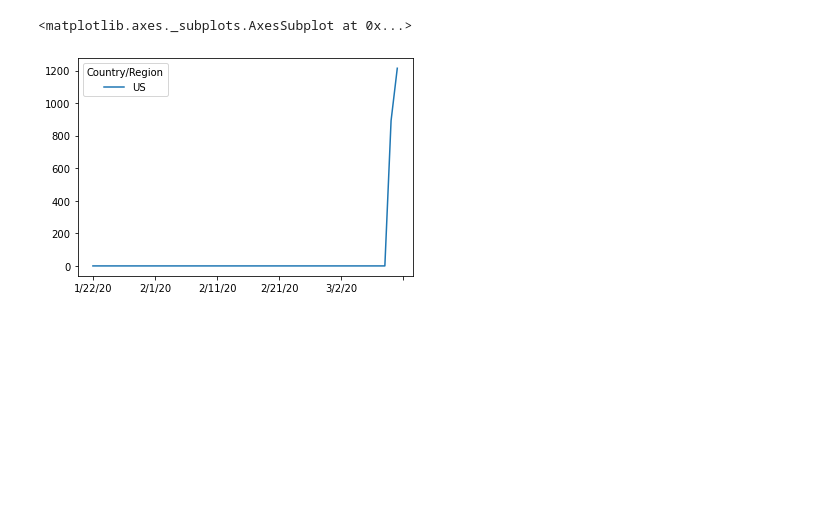
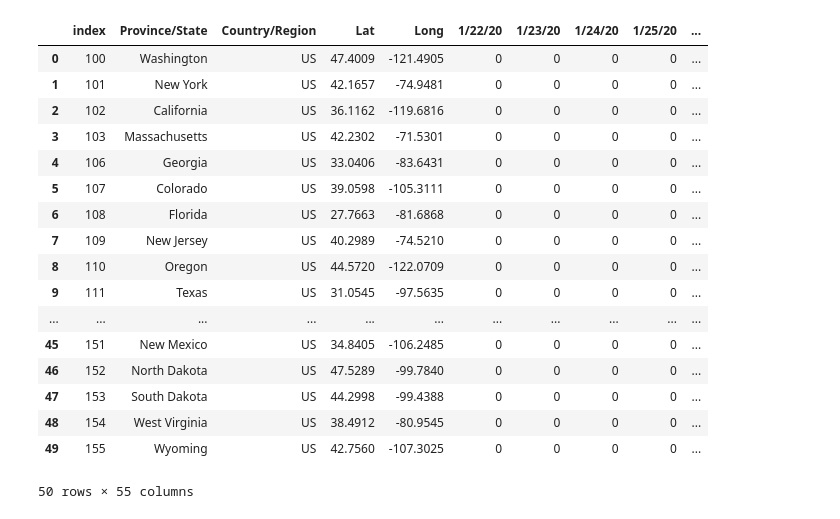
Before and after one commit to friedrichknuth/covid_dashboard, a Jupyter notebook: dev/initial_plot.ipynb, the cells around one changed output. Drawn from its saved outputs; the diff is of its cells as text; code cells hidden in the pictures; blank space fills up the shorter version.

```diff
--- a/dev/initial_plot.ipynb
+++ b/dev/initial_plot.ipynb
@@ -5,14 +5,28 @@ src = 'https://github.com/CSSEGISandData/COVID-19/raw/master/csse_covid_19_data/
 # %%
 # by state
 df = pd.read_csv(src)
 df = df[df['Country/Region'] == 'US']
 df = df[~df['Province/State'].str.contains(',')]
 df = df[~df['Province/State'].str.contains('Princess')]
-df = df.groupby(['Country/Region']).sum()
-df = df.drop(['Lat', 'Long'], axis=1)
-df = df.T
-df.plot()
+df = df.reset_index()
+df
 # %% [output]
+|  | index | Province/State | Country/Region | Lat | Long | 1/22/20 | 1/23/20 | 1/24/20 | 1/25/20 | ... |
+| 0 | 100 | Washington | US | 47.4009 | -121.4905 | 0 | 0 | 0 | 0 | ... |
+| 1 | 101 | New York | US | 42.1657 | -74.9481 | 0 | 0 | 0 | 0 | ... |
+| 2 | 102 | California | US | 36.1162 | -119.6816 | 0 | 0 | 0 | 0 | ... |
+| 3 | 103 | Massachusetts | US | 42.2302 | -71.5301 | 0 | 0 | 0 | 0 | ... |
+| 4 | 106 | Georgia | US | 33.0406 | -83.6431 | 0 | 0 | 0 | 0 | ... |
+| 5 | 107 | Colorado | US | 39.0598 | -105.3111 | 0 | 0 | 0 | 0 | ... |
+| 6 | 108 | Florida | US | 27.7663 | -81.6868 | 0 | 0 | 0 | 0 | ... |
+| 7 | 109 | New Jersey | US | 40.2989 | -74.5210 | 0 | 0 | 0 | 0 | ... |
+| 8 | 110 | Oregon | US | 44.5720 | -122.0709 | 0 | 0 | 0 | 0 | ... |
+| 9 | 111 | Texas | US | 31.0545 | -97.5635 | 0 | 0 | 0 | 0 | ... |
+| ... | ... | ... | ... | ... | ... | ... | ... | ... | ... | ... |
+| 45 | 151 | New Mexico | US | 34.8405 | -106.2485 | 0 | 0 | 0 | 0 | ... |
+| 46 | 152 | North Dakota | US | 47.5289 | -99.7840 | 0 | 0 | 0 | 0 | ... |
+| 47 | 153 | South Dakota | US | 44.2998 | -99.4388 | 0 | 0 | 0 | 0 | ... |
+| 48 | 154 | West Virginia | US | 38.4912 | -80.9545 | 0 | 0 | 0 | 0 | ... |
+| 49 | 155 | Wyoming | US | 42.7560 | -107.3025 | 0 | 0 | 0 | 0 | ... |
-<matplotlib.axes._subplots.AxesSubplot at 0x...>
+50 rows × 55 columns
-[figure, removed]
 # %%
```
Also changed, not shown: parts of 2 cells of this notebook.
